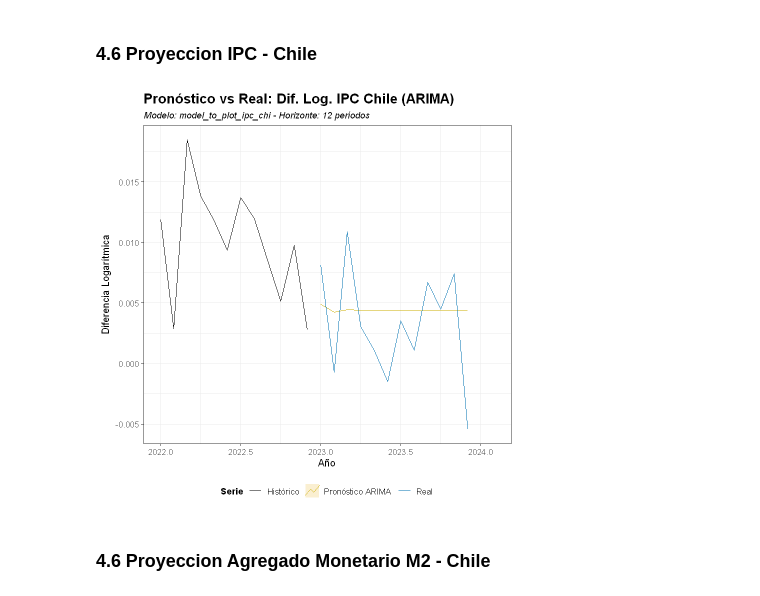
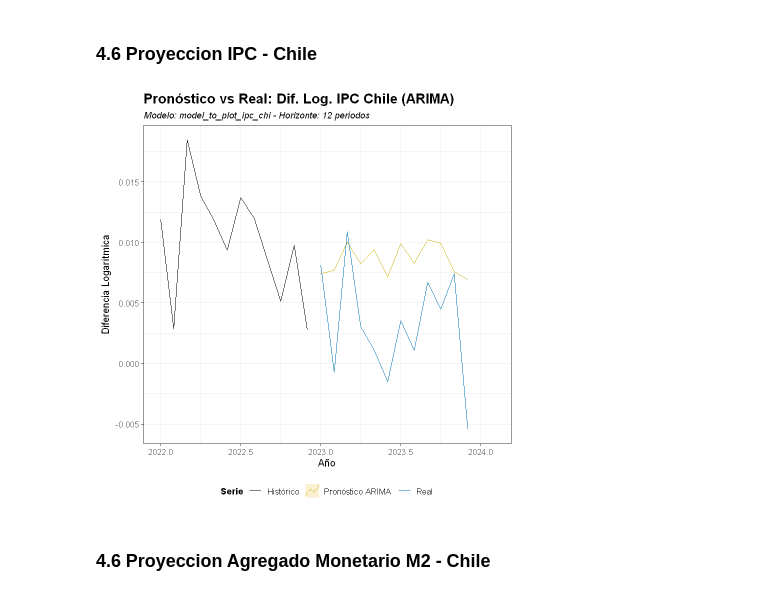
Before and after one commit to Juanpintoselso33/TP1-Series, a Jupyter notebook: notebook.ipynb, the cells around one changed output. Drawn from its saved outputs; the diff is of its cells as text; code cells hidden in the pictures.

```diff
--- a/notebook.ipynb
+++ b/notebook.ipynb
@@ -536,0 +532,31 @@ A matrix: 26 × 3 of type chr
+# %%
+### 3.6 IPC Chile
+
+p_ipc_c <- 1; d_ipc_c <- 1; q_ipc_c <- 6
+P_ipc_c <- 1; D_ipc_c <- 0; Q_ipc_c <- 1
+
+model_ipc_chi <- forecast::Arima( # Usar namespace explícito
+  dl_ipc_chi_train,
+  order = c(p_ipc_c, d_ipc_c, q_ipc_c),           # --> c(1, 1, 6)
+  seasonal = list(order = c(P_ipc_c, D_ipc_c, Q_ipc_c), period = 12),  # --> c(1, 0, 1)
+  include.mean = TRUE,
+  method = "ML"
+)
+
+p_q_ipc_c <- 1 + 1 + 1 + 1  # AR + MA + SAR + SMA --> Resultado = 4
+
+# Calcular diagnóstico de residuos usando p_q = 4
+corr2c <- corr_res(
+    model_ipc_chi,
+    lags = 26,
+    p_q = p_q_ipc_c # Usando p_q = 4
+)
+
+print(corr2c)
+
+# Guardar la tabla de diagnóstico en un archivo .docx
+save_corr_table(corr_result = corr2c,
+                filename_base = "ipc_chi", # Nombre base del archivo
+                output_dir = project_path)
+
+summary(model_ipc_chi)
@@ -785,30 +882,30 @@ print(plot_imacec_comparison)
 # %%
 # --- Graficar Pronóstico IPC Chile con modelo ARIMA vs Real usando función modular ---
 
 # 2. Definir parámetros para el gráfico del IPC Chile
 h_forecast_ipc_chi <- 12                      # Horizonte
 model_to_plot_ipc_chi <- model_ipc_chi        # Usar el nuevo modelo ARIMA
 original_ts_ipc_chi <- dl_ipc_chi             # Serie original completa (diferencias log)
 title_ipc_chi <- "Dif. Log. IPC Chile (ARIMA)"  # Actualizar título
 start_plot_ipc_chi <- 2022                    # Año desde donde mostrar histórico
 ylabel_ipc_chi <- "Diferencia Logarítmica"    # Etiqueta eje Y
 
 # 3. Llamar a la función para generar el objeto ggplot
 # No necesitamos xreg ya que el nuevo modelo no usa regresores externos
 plot_ipc_chi_comparison <- plot_forecast_vs_actual(
   model = model_to_plot_ipc_chi,
   original_ts = original_ts_ipc_chi,
   h = h_forecast_ipc_chi,
   series_title = title_ipc_chi,
   start_year_plot = start_plot_ipc_chi,
   ylab_text = ylabel_ipc_chi,
   show_pi = FALSE  # No mostrar Intervalos de Predicción
 )
 
 # 4. Mostrar el gráfico generado
-print(plot_ipc_chi_comparison)
+plot_ipc_chi_comparison
 # %% [output]
-[figure, old version]
+[figure, new version]
 # %% [markdown]
 ### 4.6 Proyeccion Agregado Monetario M2 - Chile
 # %%
```
Also changed, not shown: parts of 33 cells of this notebook, 1 other file.
